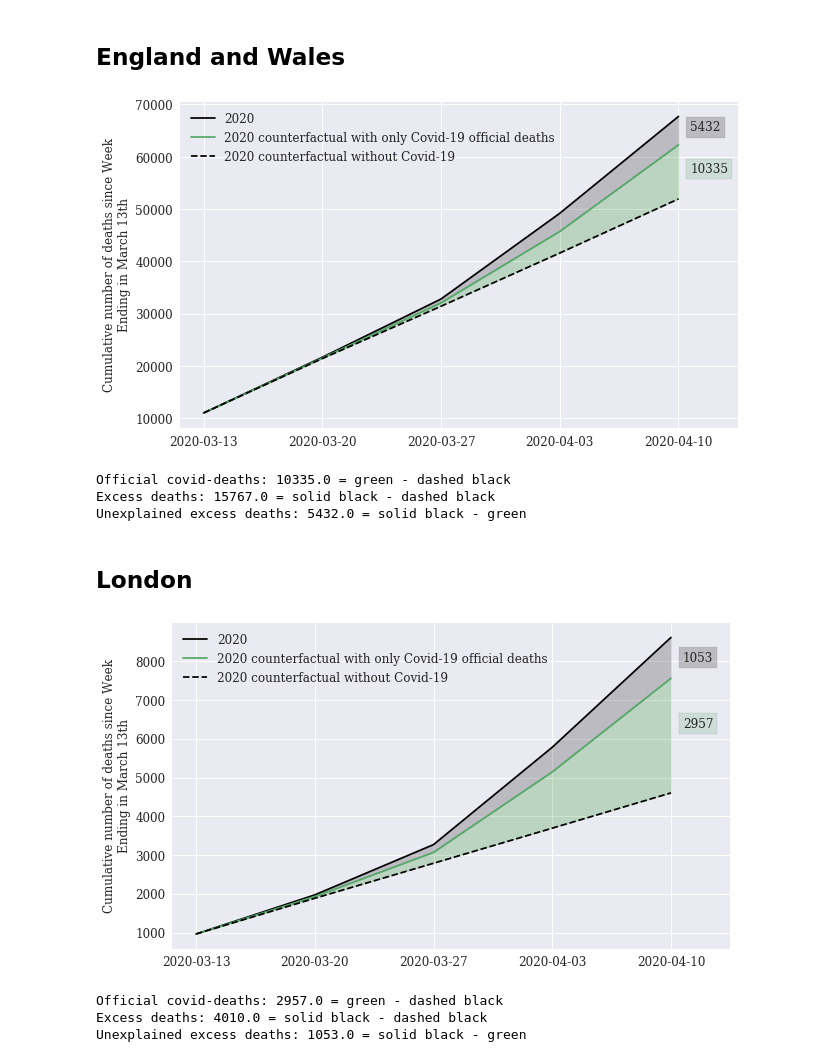
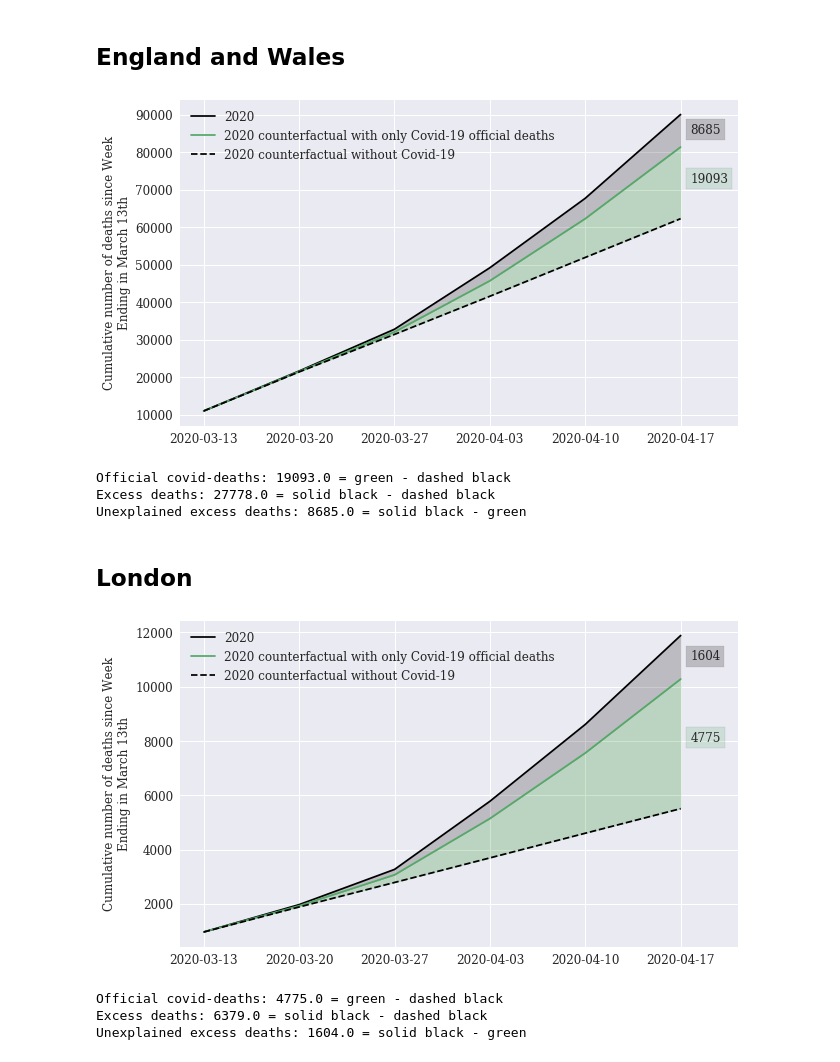
Before and after one commit to sebastianhohmann/covid19_total_death, a Jupyter notebook: uk/code/_2_EnglandWales_London_counterfactual.ipynb, the cells around one changed output. Drawn from its saved outputs; the diff is of its cells as text; code cells hidden in the pictures.

```diff
--- a/uk/code/_2_EnglandWales_London_counterfactual.ipynb
+++ b/uk/code/_2_EnglandWales_London_counterfactual.ipynb
@@ -13,10 +13,10 @@ See the notebook `_1_ingest_process_excel` for various caveats on the UK data
 # %%
 wdir = '../data/processed'
 # %%
-df_all = pd.read_csv(wdir + '/deaths_2020_wk15.csv').iloc[:15,:].reset_index(drop=True).copy(deep=True)
+df_all = pd.read_csv(wdir + '/deaths_2020_wk16.csv').iloc[:16,:].reset_index(drop=True).copy(deep=True)
 df_all = df_all[['week', 'week_ended', 'total_deaths_all_ages', 'total_deaths_avg_corresponding_5', 'respitory_deaths', 'london', 'south_east']]
 
-df_covid = pd.read_csv(wdir + '/deaths_2020_wk15_covid.csv').iloc[:15,:].reset_index(drop=True).copy(deep=True)
+df_covid = pd.read_csv(wdir + '/deaths_2020_wk16_covid.csv').iloc[:16,:].reset_index(drop=True).copy(deep=True)
 df_covid = df_covid[['week', 'covid_deaths', 'london', 'south_east']]
 df_covid.columns = ['week', 'covid_deaths', 'london_covid', 'south_east_covid']
 df_2020 = pd.merge(df_all, df_covid, on=['week'], how='inner').iloc[10:,:].reset_index(drop=True).copy(deep=True)
@@ -24,9 +24,9 @@ df_2020 = df_2020[['week', 'week_ended', 'total_deaths_all_ages', 'covid_deaths'
 df_2020.columns = ['week', 'week_ended', '2020_ew', '2020_ew_covid', '2020_lon', '2020_lon_covid']
 # %%
 for y in range(2015, 2020):
-    df_y = pd.read_csv(wdir + '/deaths_{}.csv'.format(y)).iloc[:15,:].reset_index(drop=True)[['week', 'london']].copy(deep=True)
+    df_y = pd.read_csv(wdir + '/deaths_{}.csv'.format(y)).iloc[:16,:].reset_index(drop=True)[['week', 'london']].copy(deep=True)
     df_y.columns = ['week', '{}_lon'.format(y)]
-    df_y_alldeath = pd.read_csv(wdir + '/deaths_{}.csv'.format(y)).iloc[:15,:].reset_index(drop=True)[['week', 'total_deaths_all_ages']].copy(deep=True)
+    df_y_alldeath = pd.read_csv(wdir + '/deaths_{}.csv'.format(y)).iloc[:16,:].reset_index(drop=True)[['week', 'total_deaths_all_ages']].copy(deep=True)
     df_y_alldeath.columns = ['week', '{}_ew'.format(y)]
 
     if y == 2015:
@@ -116,46 +116,46 @@ ax.plot(df_ew.index,
         color = palette[1])
 ax.plot(df_ew.index,
         df_ew['2020_counterfactual'],
         label='2020 counterfactual without Covid-19',
         color='black',
         linestyle = '--')
-ax.set_xticks(df_ew.index[[0,1,2,3,4]])
+ax.set_xticks(df_ew.index[[0,1,2,3,4,5]])
 ax.fill_between(df_ew.index, df_ew['deaths_2020'], df_ew['counterfactual_plus_covid'], color='black', alpha='0.2')
 ax.fill_between(df_ew.index, df_ew['counterfactual_plus_covid'], df_ew['2020_counterfactual'], color='green', alpha='0.2')
 
 ax.set_ylabel('Cumulative number of deaths since Week\nEnding in March 13th',size=12)
 ax.tick_params(axis='both', which='major', labelsize=12)
 
 ax.legend(loc='upper left',
           fontsize=12)
 
-plot_margin = 0.3
+plot_margin = 0.35
 
 x0, x1, y0, y1 = plt.axis()
 plt.axis((x0,
           x1 + plot_margin,
           y0,
           y1))
 
-plt.text(4.1, 57000, '{}'.format(int(round(df_ew.iloc[-1, 3] - df_ew.iloc[-1, 2]))),
+plt.text(5.1, 72000, '{}'.format(int(round(df_ew.iloc[-1, 3] - df_ew.iloc[-1, 2]))),
          bbox=dict(facecolor=palette[1], alpha=0.2), size=12)
 
-plt.text(4.1, 65000, '{}'.format(int(round(df_ew.iloc[-1, 1] - df_ew.iloc[-1, 3]))),
+plt.text(5.1, 85000, '{}'.format(int(round(df_ew.iloc[-1, 1] - df_ew.iloc[-1, 3]))),
          bbox=dict(facecolor='black', alpha=0.2), size=12)
 
 plt.show()
 
 f.savefig(wdir+'/../../_englandwales.pdf', bbox_inches='tight', dpi=100)
 # %% [output]
-[figure, old version]
+[figure, new version]
 # %%
 print('Official covid-deaths: {} = green - dashed black'.format(round(df_ew.iloc[-1, 3] - df_ew.iloc[-1, 2])))
 print('Excess deaths: {} = solid black - dashed black'.format(round(df_ew.iloc[-1, 1] - df_ew.iloc[-1, 2])))
 print('Unexplained excess deaths: {} = solid black - green'.format(round(df_ew.iloc[-1, 1] - df_ew.iloc[-1, 3])))
 # %% [output]
-Official covid-deaths: 10335.0 = green - dashed black
-Excess deaths: 15767.0 = solid black - dashed black
-Unexplained excess deaths: 5432.0 = solid black - green
+Official covid-deaths: 19093.0 = green - dashed black
+Excess deaths: 27778.0 = solid black - dashed black
+Unexplained excess deaths: 8685.0 = solid black - green
 # %% [markdown]
 ## London
 # %%
@@ -177,7 +177,7 @@ ax.plot(df_lon.index,
         label='2020 counterfactual without Covid-19',
         color='black',
         linestyle = '--')
-ax.set_xticks(df_lon.index[[0,1,2,3,4]])
+ax.set_xticks(df_lon.index[[0,1,2,3,4,5]])
 ax.fill_between(df_lon.index, df_lon['deaths_2020'], df_lon['counterfactual_plus_covid'], color='black', alpha='0.2')
 ax.fill_between(df_lon.index, df_lon['counterfactual_plus_covid'], df_lon['2020_counterfactual'], color='green', alpha='0.2')
 
@@ -187,7 +187,7 @@ ax.tick_params(axis='both', which='major', labelsize=12)
 ax.legend(loc='upper left',
           fontsize=12)
 
-plot_margin = 0.3
+plot_margin = 0.35
 
 x0, x1, y0, y1 = plt.axis()
 plt.axis((x0,
@@ -195,22 +195,22 @@ plt.axis((x0,
           y0,
           y1))
 
-plt.text(4.1, 6300, '{}'.format(int(round(df_lon.iloc[-1, 3] - df_lon.iloc[-1, 2]))),
+plt.text(5.1, 8000, '{}'.format(int(round(df_lon.iloc[-1, 3] - df_lon.iloc[-1, 2]))),
          bbox=dict(facecolor=palette[1], alpha=0.2), size=12)
 
-plt.text(4.1, 8000, '{}'.format(int(round(df_lon.iloc[-1, 1] - df_lon.iloc[-1, 3]))),
+plt.text(5.1, 11000, '{}'.format(int(round(df_lon.iloc[-1, 1] - df_lon.iloc[-1, 3]))),
          bbox=dict(facecolor='black', alpha=0.2), size=12)
 
 plt.show()
 
 f.savefig(wdir+'/../../_london.pdf', bbox_inches='tight', dpi=100)
 # %% [output]
-[figure, old version]
+[figure, new version]
 # %%
 print('Official covid-deaths: {} = green - dashed black'.format(round(df_lon.iloc[-1, 3] - df_lon.iloc[-1, 2])))
 print('Excess deaths: {} = solid black - dashed black'.format(round(df_lon.iloc[-1, 1] - df_lon.iloc[-1, 2])))
 print('Unexplained excess deaths: {} = solid black - green'.format(round(df_lon.iloc[-1, 1] - df_lon.iloc[-1, 3])))
 # %% [output]
-Official covid-deaths: 2957.0 = green - dashed black
-Excess deaths: 4010.0 = solid black - dashed black
-Unexplained excess deaths: 1053.0 = solid black - green
+Official covid-deaths: 4775.0 = green - dashed black
+Excess deaths: 6379.0 = solid black - dashed black
+Unexplained excess deaths: 1604.0 = solid black - green
```
Also changed, not shown: 4 other files.
